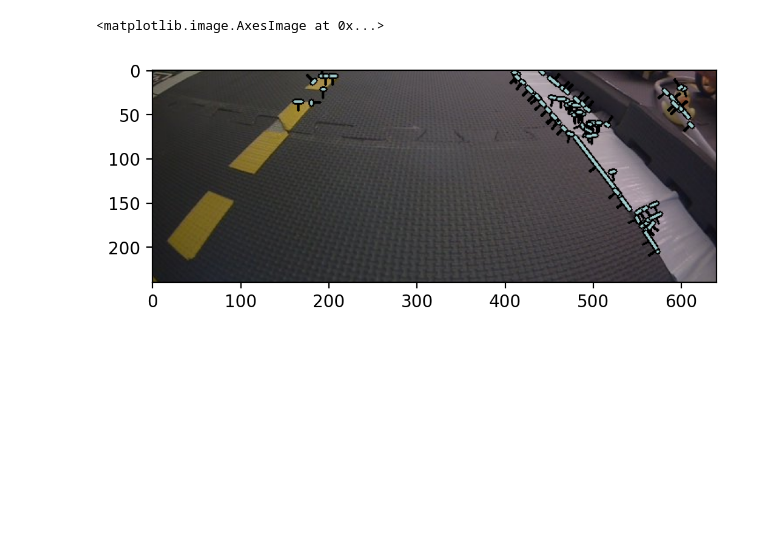
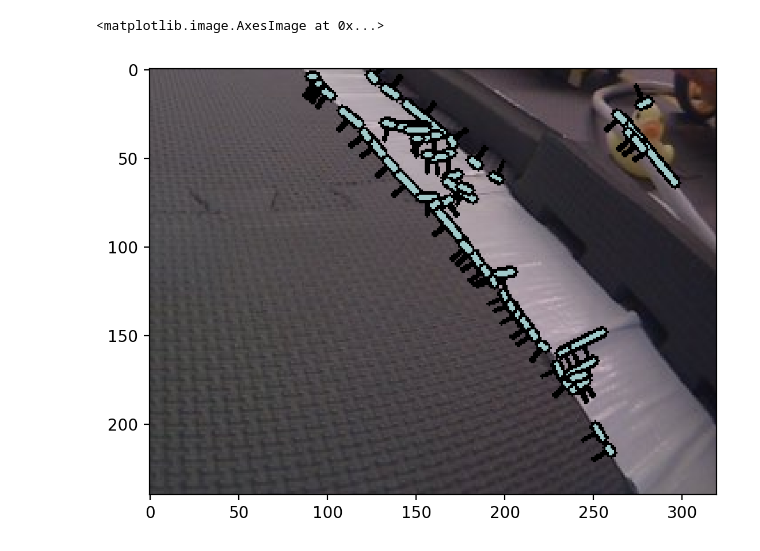
Before and after one commit to duckietown/lib-dt-computer-vision, a Jupyter notebook: notebooks/21-ground-projection.ipynb, the cells around one changed output. Drawn from its saved outputs; the diff is of its cells as text; code cells hidden in the pictures; blank space fills up the shorter version.

```diff
--- a/notebooks/21-ground-projection.ipynb
+++ b/notebooks/21-ground-projection.ipynb
@@ -103,22 +101,39 @@ P(174, 49)
-# %%
-# crop image (bottom-half)
-crop_height = int(image_orig.shape[0] * 0.5)
-image = image_orig[crop_height:]
-
-# update camera
-camera_properties["K"][1][2] -= crop_height
-camera = CameraModel(**camera_properties)
-projector = GroundProjector(camera)
-
-# detect segments
-color: str = "white"
-segments, image_w_detections = detect_color(image, color)
-
-# draw segments
-image_w_detections = cv2.cvtColor(image_w_detections, cv2.COLOR_BGR2RGB)
-plt.imshow(image_w_detections)
-# %% [output]
-<matplotlib.image.AxesImage at 0x...>
-[figure, removed]
+# %%
+from copy import deepcopy
+
+# define cropping
+crop_x_amount = 0.5
+crop_y_amount = 0.5
+
+# create new camera parameters
+crop_x = int(image_orig.shape[1] * crop_x_amount)
+crop_y = int(image_orig.shape[0] * crop_y_amount)
+camera_params_orig = deepcopy(camera_properties)
+camera_params_cropped = deepcopy(camera_properties)
+camera_params_cropped["K"][0][2] -= crop_x
+camera_params_cropped["K"][1][2] -= crop_y
+
+# TODO: this should be using the rectified cx, cy instead
+camera_params_cropped["P"][0][2] -= crop_x
+camera_params_cropped["P"][1][2] -= crop_y
+
+# crop image
+image_cropped = image_orig[crop_y:, crop_x:, :]
+assert image_cropped.shape == (image_orig.shape[0] - crop_y, image_orig.shape[1] - crop_x, image_orig.shape[2])
+
+# update camera
+camera_cropped = CameraModel(**camera_params_cropped)
+projector_cropped = GroundProjector(camera_cropped)
+
+# detect segments
+color: str = "white"
+segments_cropped, image_w_detections_cropped = detect_color(image_cropped, color)
+
+# draw segments
+image_w_detections_cropped = cv2.cvtColor(image_w_detections_cropped, cv2.COLOR_BGR2RGB)
+plt.imshow(image_w_detections_cropped)
+# %% [output]
+<matplotlib.image.AxesImage at 0x...>
+[figure, added]
 # %%
 # project segments onto the ground plane
```
Also changed, not shown: parts of 6 cells of this notebook, 12 other files.
